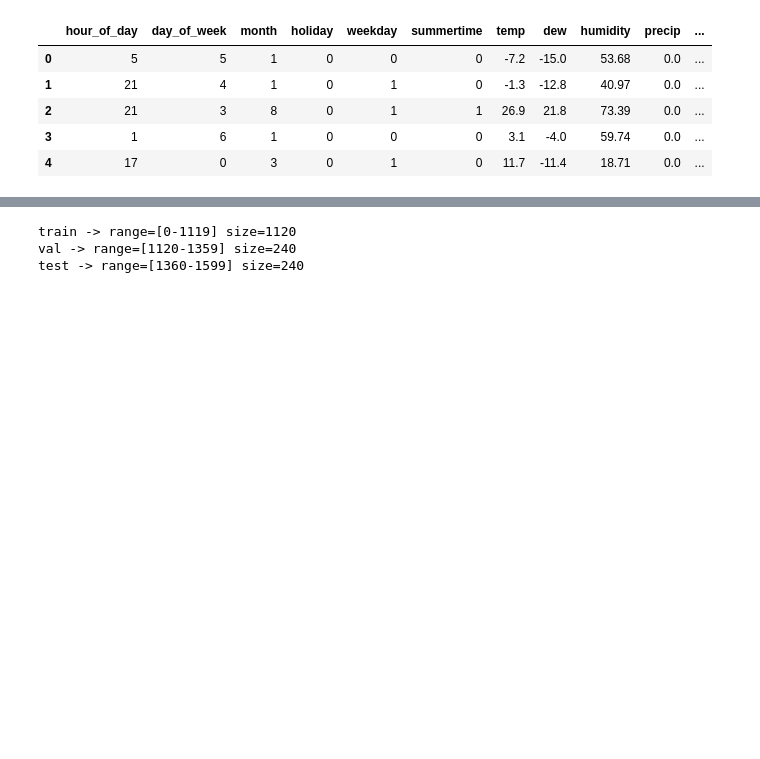
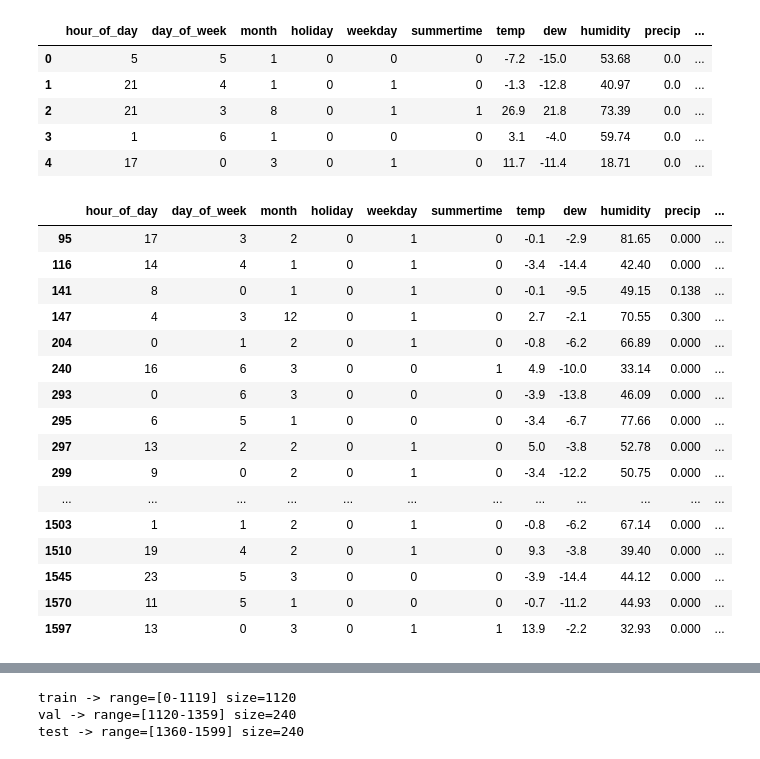
Before and after one commit to DanielVeress/SML_bikes, a Jupyter notebook: data_analysis.ipynb, the cells around one changed output, grey strips where cells are left out. Drawn from its saved outputs; the diff is of its cells as text; code cells hidden in the pictures; blank space fills up the shorter version.

```diff
--- a/data_analysis.ipynb
+++ b/data_analysis.ipynb
@@ -324,8 +324,11 @@ Problems:
 processed_df = df.copy()
 
 # map the target column to 1/0 (if not already)
-if processed_df['increase_stock'].dtype is not np.int64:
-    processed_df['increase_stock'] = processed_df['increase_stock'].map({"high_bike_demand":1, "low_bike_demand":0})
+
+#This wasn't working so Caleb commented it out
+
+# if processed_df['increase_stock'].dtype is not np.int64:
+#     processed_df['increase_stock'] = processed_df['increase_stock'].map({"high_bike_demand":1, "low_bike_demand":0})
 
 processed_df.head()
 # %% [output]
@@ -343,3 +346,23 @@ processed_df.drop('snow', axis=1, inplace=True)
 
 # Add new (derived/composite) features
 # TODO
+# %%
+processed_df.loc[processed_df["snowdepth"] > 0]
+# %% [output]
+|  | hour_of_day | day_of_week | month | holiday | weekday | summertime | temp | dew | humidity | precip | ... |
+| 95 | 17 | 3 | 2 | 0 | 1 | 0 | -0.1 | -2.9 | 81.65 | 0.000 | ... |
+| 116 | 14 | 4 | 1 | 0 | 1 | 0 | -3.4 | -14.4 | 42.40 | 0.000 | ... |
+| 141 | 8 | 0 | 1 | 0 | 1 | 0 | -0.1 | -9.5 | 49.15 | 0.138 | ... |
+| 147 | 4 | 3 | 12 | 0 | 1 | 0 | 2.7 | -2.1 | 70.55 | 0.300 | ... |
+| 204 | 0 | 1 | 2 | 0 | 1 | 0 | -0.8 | -6.2 | 66.89 | 0.000 | ... |
+| 240 | 16 | 6 | 3 | 0 | 0 | 1 | 4.9 | -10.0 | 33.14 | 0.000 | ... |
+| 293 | 0 | 6 | 3 | 0 | 0 | 0 | -3.9 | -13.8 | 46.09 | 0.000 | ... |
+| 295 | 6 | 5 | 1 | 0 | 0 | 0 | -3.4 | -6.7 | 77.66 | 0.000 | ... |
+| 297 | 13 | 2 | 2 | 0 | 1 | 0 | 5.0 | -3.8 | 52.78 | 0.000 | ... |
+| 299 | 9 | 0 | 2 | 0 | 1 | 0 | -3.4 | -12.2 | 50.75 | 0.000 | ... |
+| ... | ... | ... | ... | ... | ... | ... | ... | ... | ... | ... | ... |
+| 1503 | 1 | 1 | 2 | 0 | 1 | 0 | -0.8 | -6.2 | 67.14 | 0.000 | ... |
+| 1510 | 19 | 4 | 2 | 0 | 1 | 0 | 9.3 | -3.8 | 39.40 | 0.000 | ... |
+| 1545 | 23 | 5 | 3 | 0 | 0 | 0 | -3.9 | -14.4 | 44.12 | 0.000 | ... |
+| 1570 | 11 | 5 | 1 | 0 | 0 | 0 | -0.7 | -11.2 | 44.93 | 0.000 | ... |
+| 1597 | 13 | 0 | 3 | 0 | 1 | 1 | 13.9 | -2.2 | 32.93 | 0.000 | ... |
```
Also changed, not shown: parts of 5 cells of this notebook.
